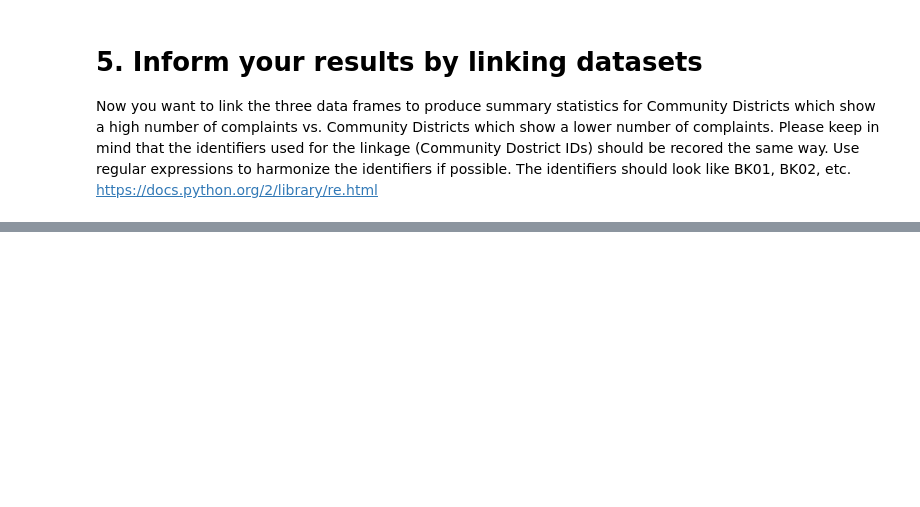
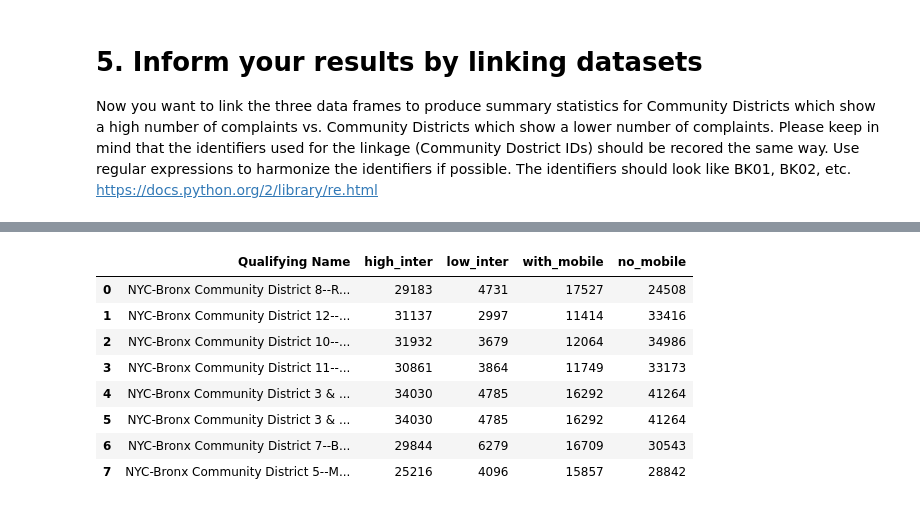
Before and after one commit to overwaterland/PUI2016_hc1924, a Jupyter notebook: HW8_hc1924/HW8_1_hc1924.ipynb, the cells around one changed output, grey strips where cells are left out. Saved outputs shown, nothing was run; the diff lists cells and outputs as text; code cells hidden in the pictures; blank space fills up the shorter version.

```diff
--- a/HW8_hc1924/HW8_1_hc1924.ipynb
+++ b/HW8_hc1924/HW8_1_hc1924.ipynb
@@ -287,0 +384,12 @@ df_infr['Qualifying Name'].value_counts()
+# %%
+df_infr.head(8)
+# %% [output]
+|  | Qualifying Name | high_inter | low_inter | with_mobile | no_mobile |
+| 0 | NYC-Bronx Community District 8--R... | 29183 | 4731 | 17527 | 24508 |
+| 1 | NYC-Bronx Community District 12--... | 31137 | 2997 | 11414 | 33416 |
+| 2 | NYC-Bronx Community District 10--... | 31932 | 3679 | 12064 | 34986 |
+| 3 | NYC-Bronx Community District 11--... | 30861 | 3864 | 11749 | 33173 |
+| 4 | NYC-Bronx Community District 3 & ... | 34030 | 4785 | 16292 | 41264 |
+| 5 | NYC-Bronx Community District 3 & ... | 34030 | 4785 | 16292 | 41264 |
+| 6 | NYC-Bronx Community District 7--B... | 29844 | 6279 | 16709 | 30543 |
+| 7 | NYC-Bronx Community District 5--M... | 25216 | 4096 | 15857 | 28842 |
```
Also changed, not shown: parts of 21 cells of this notebook.
